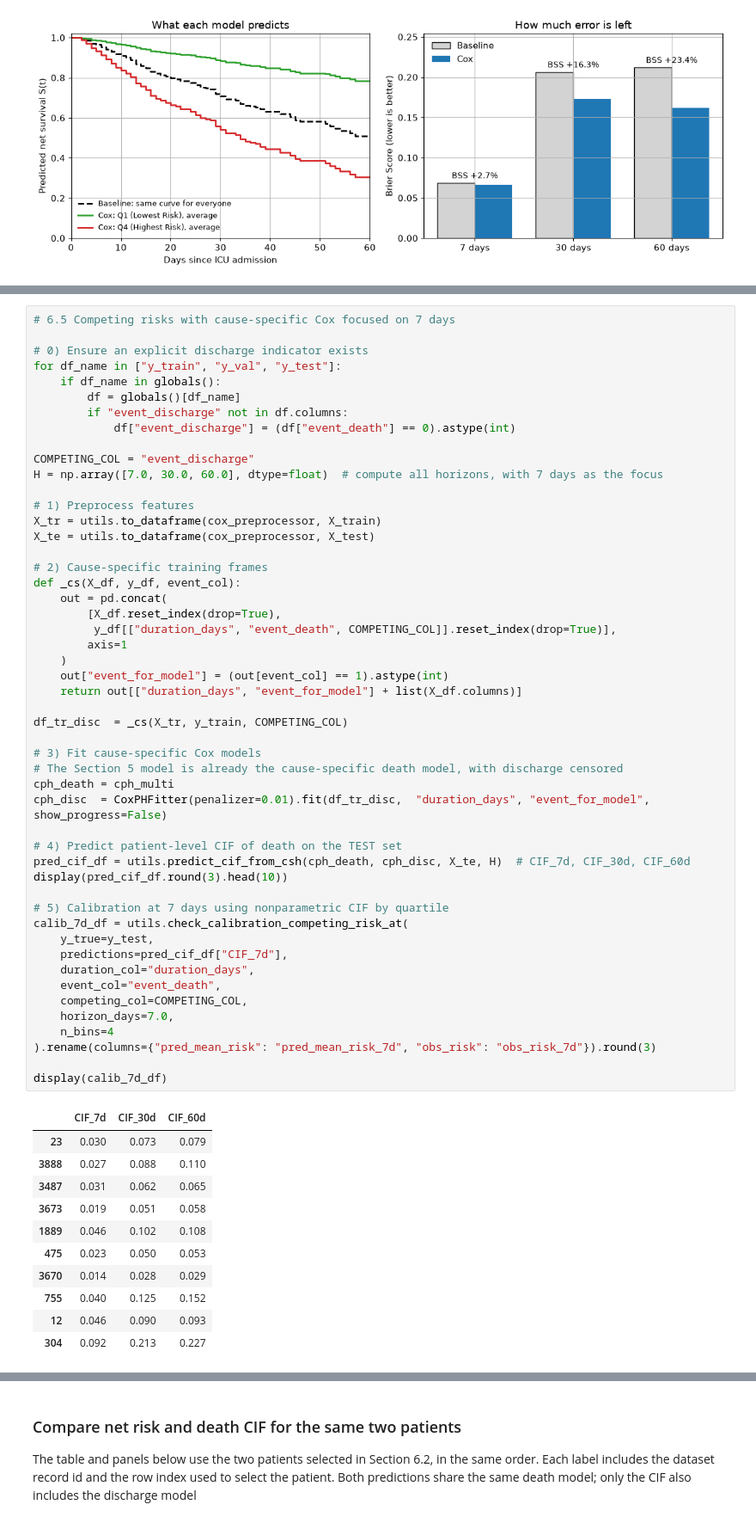
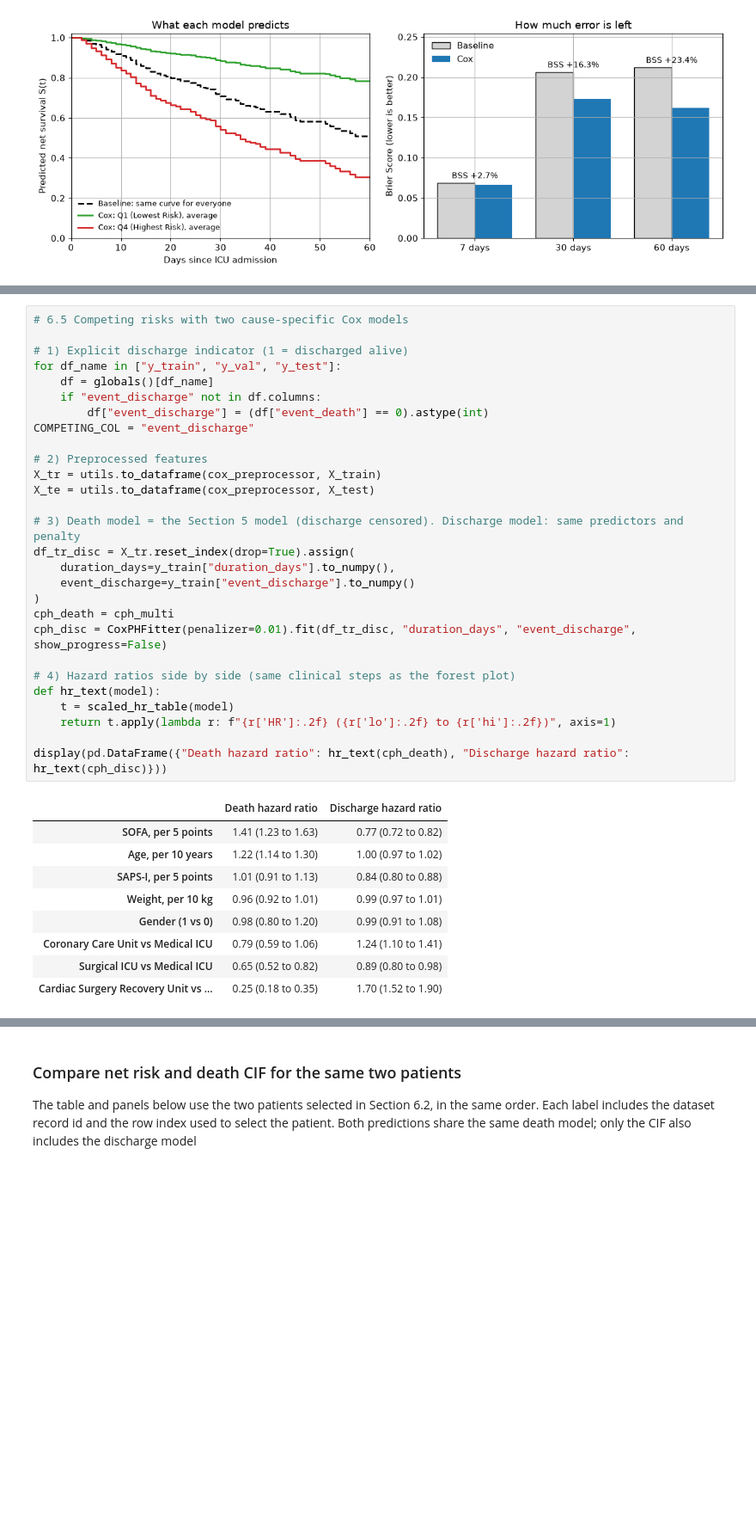
Before and after one commit to IE-ML-for-Healthcare/ICU_Survival_analysis, a Jupyter notebook: 02_ICU_Survival_analysis_CPH.ipynb, the cells around one changed output, grey strips where cells are left out. Shown at 86% size. Saved outputs shown, nothing was run; the diff lists cells and outputs as text; blank space fills up the shorter version.

```diff
--- a/02_ICU_Survival_analysis_CPH.ipynb
+++ b/02_ICU_Survival_analysis_CPH.ipynb
@@ -1134,62 +1084,38 @@ The CIF answers the appropriate clinical question, but its accuracy still depend
 # %%
-# 6.5 Competing risks with cause-specific Cox focused on 7 days
+# 6.5 Competing risks with two cause-specific Cox models
 
-# 0) Ensure an explicit discharge indicator exists
+# 1) Explicit discharge indicator (1 = discharged alive)
 for df_name in ["y_train", "y_val", "y_test"]:
-    if df_name in globals():
-        df = globals()[df_name]
-        if "event_discharge" not in df.columns:
-            df["event_discharge"] = (df["event_death"] == 0).astype(int)
+    df = globals()[df_name]
+    if "event_discharge" not in df.columns:
+        df["event_discharge"] = (df["event_death"] == 0).astype(int)
+COMPETING_COL = "event_discharge"
 
-COMPETING_COL = "event_discharge"
-H = np.array([7.0, 30.0, 60.0], dtype=float)  # compute all horizons, with 7 days as the focus
-
-# 1) Preprocess features
+# 2) Preprocessed features
 X_tr = utils.to_dataframe(cox_preprocessor, X_train)
 X_te = utils.to_dataframe(cox_preprocessor, X_test)
 
-# 2) Cause-specific training frames
-def _cs(X_df, y_df, event_col):
-    out = pd.concat(
-        [X_df.reset_index(drop=True),
-         y_df[["duration_days", "event_death", COMPETING_COL]].reset_index(drop=True)],
-        axis=1
-    )
-    out["event_for_model"] = (out[event_col] == 1).astype(int)
-    return out[["duration_days", "event_for_model"] + list(X_df.columns)]
+# 3) Death model = the Section 5 model (discharge censored). Discharge model: same predictors and penalty
+df_tr_disc = X_tr.reset_index(drop=True).assign(
+    duration_days=y_train["duration_days"].to_numpy(),
+    event_discharge=y_train["event_discharge"].to_numpy()
+)
+cph_death = cph_multi
+cph_disc = CoxPHFitter(penalizer=0.01).fit(df_tr_disc, "duration_days", "event_discharge", show_progress=False)
 
-df_tr_disc  = _cs(X_tr, y_train, COMPETING_COL)
+# 4) Hazard ratios side by side (same clinical steps as the forest plot)
+def hr_text(model):
+    t = scaled_hr_table(model)
+    return t.apply(lambda r: f"{r['HR']:.2f} ({r['lo']:.2f} to {r['hi']:.2f})", axis=1)
 
-# 3) Fit cause-specific Cox models
-# The Section 5 model is already the cause-specific death model, with discharge censored
-cph_death = cph_multi
-cph_disc  = CoxPHFitter(penalizer=0.01).fit(df_tr_disc,  "duration_days", "event_for_model", show_progress=False)
-
-# 4) Predict patient-level CIF of death on the TEST set
-pred_cif_df = utils.predict_cif_from_csh(cph_death, cph_disc, X_te, H)  # CIF_7d, CIF_30d, CIF_60d
-display(pred_cif_df.round(3).head(10))
-
-# 5) Calibration at 7 days using nonparametric CIF by quartile
-calib_7d_df = utils.check_calibration_competing_risk_at(
-    y_true=y_test,
-    predictions=pred_cif_df["CIF_7d"],
-    duration_col="duration_days",
-    event_col="event_death",
-    competing_col=COMPETING_COL,
-    horizon_days=7.0,
-    n_bins=4
-).rename(columns={"pred_mean_risk": "pred_mean_risk_7d", "obs_risk": "obs_risk_7d"}).round(3)
-
-display(calib_7d_df)
+display(pd.DataFrame({"Death hazard ratio": hr_text(cph_death), "Discharge hazard ratio": hr_text(cph_disc)}))
 # %% [output]
-|  | CIF_7d | CIF_30d | CIF_60d |
-| 23 | 0.030 | 0.073 | 0.079 |
-| 3888 | 0.027 | 0.088 | 0.110 |
-| 3487 | 0.031 | 0.062 | 0.065 |
-| 3673 | 0.019 | 0.051 | 0.058 |
-| 1889 | 0.046 | 0.102 | 0.108 |
-| 475 | 0.023 | 0.050 | 0.053 |
-| 3670 | 0.014 | 0.028 | 0.029 |
-| 755 | 0.040 | 0.125 | 0.152 |
-| 12 | 0.046 | 0.090 | 0.093 |
-| 304 | 0.092 | 0.213 | 0.227 |
+|  | Death hazard ratio | Discharge hazard ratio |
+| SOFA, per 5 points | 1.41 (1.23 to 1.63) | 0.77 (0.72 to 0.82) |
+| Age, per 10 years | 1.22 (1.14 to 1.30) | 1.00 (0.97 to 1.02) |
+| SAPS-I, per 5 points | 1.01 (0.91 to 1.13) | 0.84 (0.80 to 0.88) |
+| Weight, per 10 kg | 0.96 (0.92 to 1.01) | 0.99 (0.97 to 1.01) |
+| Gender (1 vs 0) | 0.98 (0.80 to 1.20) | 0.99 (0.91 to 1.08) |
+| Coronary Care Unit vs Medical ICU | 0.79 (0.59 to 1.06) | 1.24 (1.10 to 1.41) |
+| Surgical ICU vs Medical ICU | 0.65 (0.52 to 0.82) | 0.89 (0.80 to 0.98) |
+| Cardiac Surgery Recovery Unit vs ... | 0.25 (0.18 to 0.35) | 1.70 (1.52 to 1.90) |
```
Also changed, not shown: parts of 37 cells of this notebook, 1 other file.
